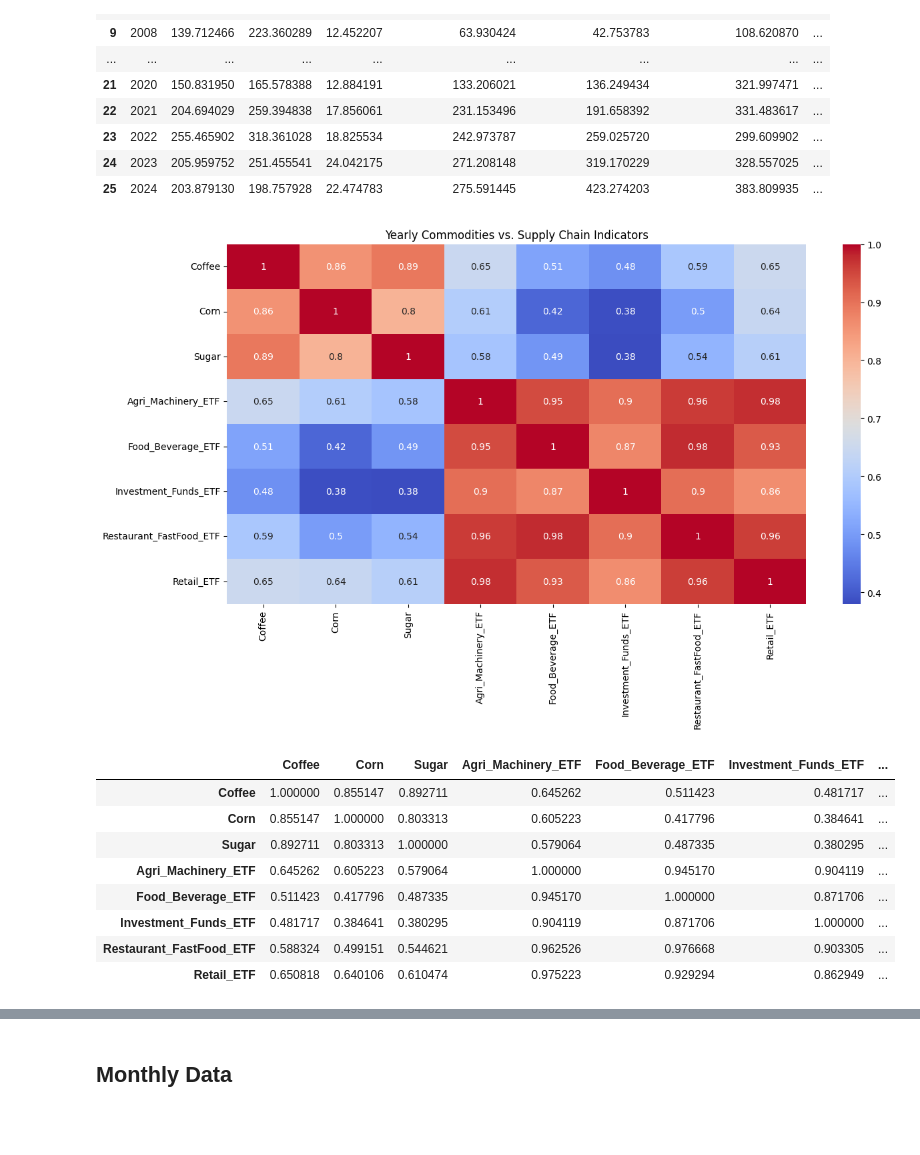
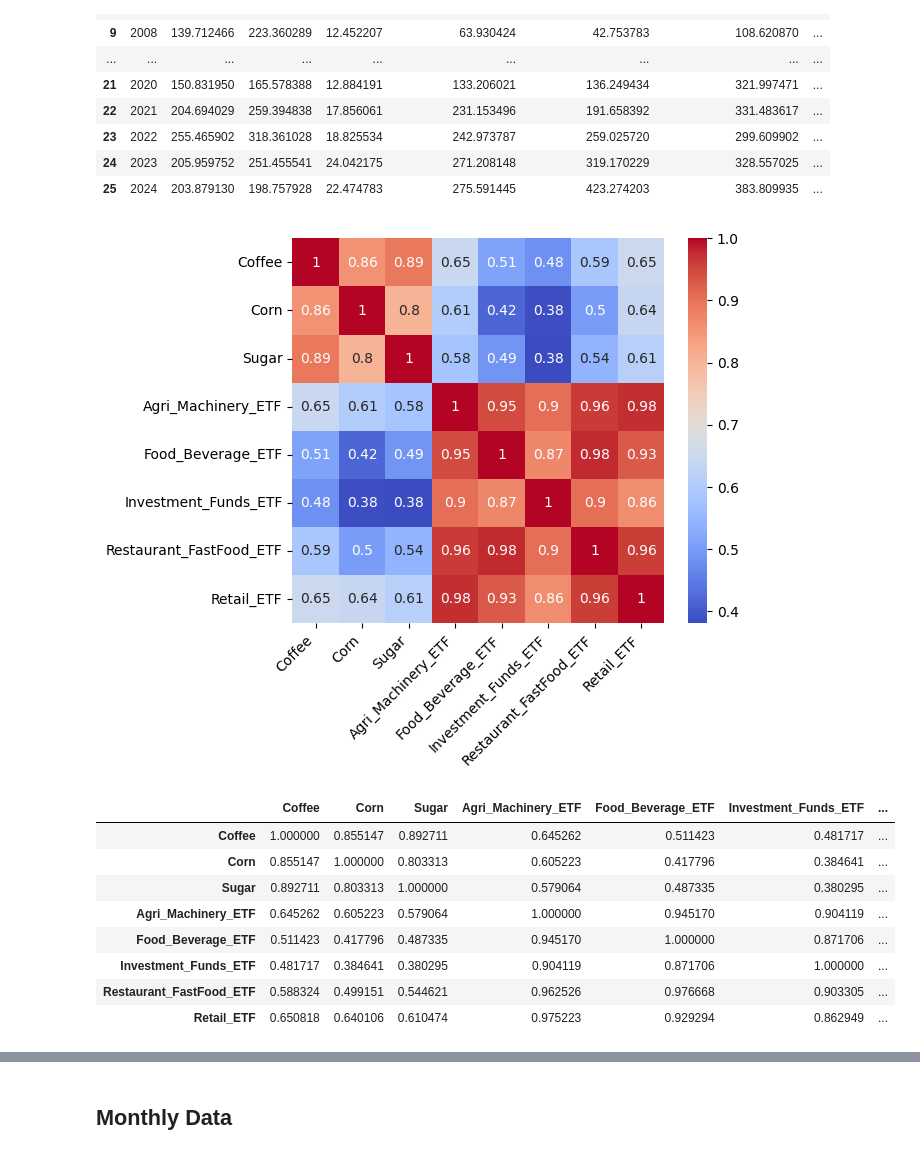
Before and after one commit to TonyZhang2004/Citadel-Summer-Datathon, a Jupyter notebook: etf_vs/etf_vs_commodities.ipynb, the cells around one changed output, grey strips where cells are left out. Cells and saved outputs as stored; diff of their text form; code cells hidden in the pictures; blank space fills up the shorter version.

```diff
--- a/etf_vs/etf_vs_commodities.ipynb
+++ b/etf_vs/etf_vs_commodities.ipynb
@@ -37,7 +37,7 @@ from sklearn.metrics import mean_squared_error
 from sklearn.model_selection import LeaveOneOut
 from sklearn.preprocessing import StandardScaler
 # %%
-commodities_df = pd.read_csv('../all_commodities.csv')
+commodities_df = pd.read_csv('../Datathon_Data/all_commodities.csv')
 
 normalized_etf_yearly = pd.read_csv('../variables_of_interest/normalized_etf_yearly.csv')
 normalized_etf_monthly = pd.read_csv('../variables_of_interest/normalized_etf_monthly.csv')
@@ -209,26 +209,27 @@ temp_df2
 # %%
 def plt_corr_matrix(df, question):
     if 'Year' in df.columns:
         if df['Year'].dtype not in ['int64', 'float64']:
             df['Year'] = pd.to_numeric(df['Year'], errors='coerce')
 
     numeric_df = df.select_dtypes(include=['float64', 'int64'])
 
     if 'Year' in numeric_df.columns:
         numeric_df = numeric_df.drop(columns=['Year'])
 
     corr_matrix = numeric_df.corr()
 
-    plt.figure(figsize=(14, 7))
+    plt.figure(figsize=(6, 5))
     sns.heatmap(corr_matrix, annot=True, cmap='coolwarm')
+    plt.xticks(rotation=45, ha='right')
     plt.title(question)
     plt.show()
 
     return corr_matrix
-
-plt_corr_matrix(temp_df2, "Yearly Commodities vs. Supply Chain Indicators")
+# , "Yearly Commodities vs. Supply Chain Indicators"
+plt_corr_matrix(temp_df2, question=None)
 # %% [output]
-[figure, old version]
+[figure, new version]
 |  | Coffee | Corn | Sugar | Agri_Machinery_ETF | Food_Beverage_ETF | Investment_Funds_ETF | ... |
 | Coffee | 1.000000 | 0.855147 | 0.892711 | 0.645262 | 0.511423 | 0.481717 | ... |
 | Corn | 0.855147 | 1.000000 | 0.803313 | 0.605223 | 0.417796 | 0.384641 | ... |
```
Also changed, not shown: parts of 3 cells of this notebook.
